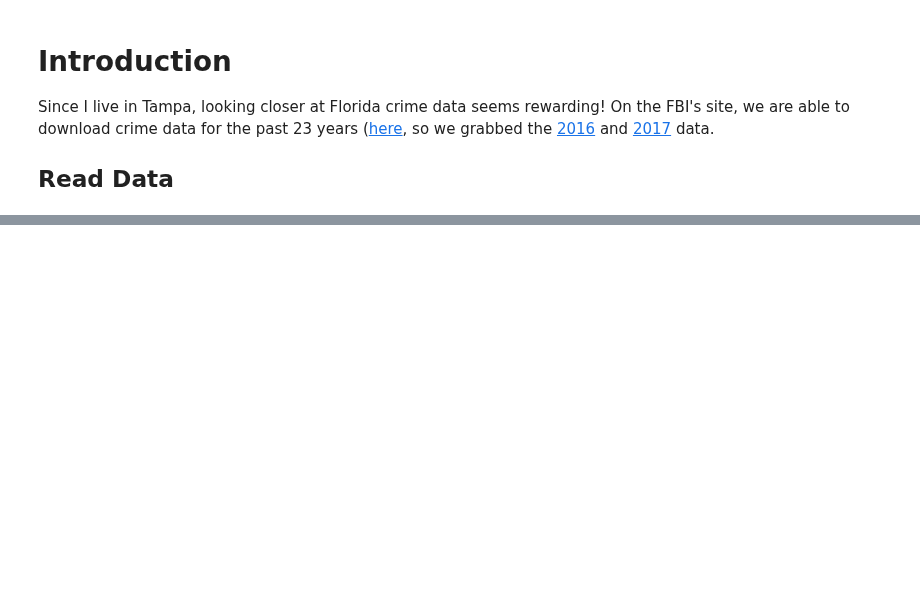
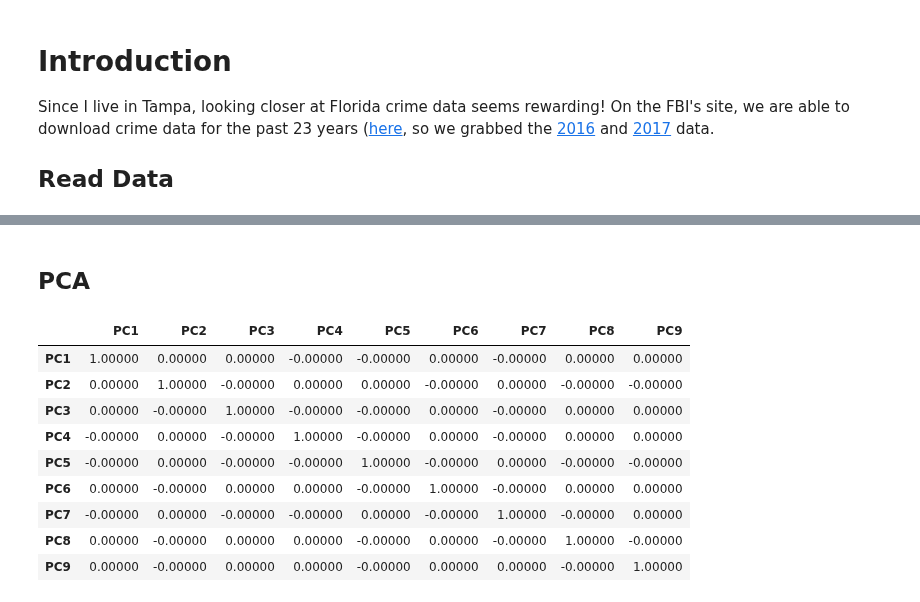
Before and after one commit to mkm29/DataScience, a Jupyter notebook: thinkful/unit/2/4/florida_crime.ipynb, the cells around one changed output, grey strips where cells are left out. Drawn from its saved outputs; the diff is of its cells as text; code cells hidden in the pictures; blank space fills up the shorter version.

```diff
--- a/thinkful/unit/2/4/florida_crime.ipynb
+++ b/thinkful/unit/2/4/florida_crime.ipynb
@@ -401,0 +101,27 @@ Name: Apalachicola, dtype: object
+# %% [markdown]
+## PCA
+# %%
+# In order to explain 99% of the variance in all predictors, we are going to need 9 components
+# Now PCA all features (crimes + the log of population)
+# not trying to reduce dimensionality just want to eliminate collinearity
+crime_cols = ['violent_crime', 'murder', 'rape', 'robbery', 'assault',
+              'property_crime', 'burglary', 'larceny_theft', 'motor_vehicle_theft',
+              'arson', 'population_log', 'population_low',
+              'population_medium', 'population_high']
+
+pca = PCA(n_components=9)
+pca.fit(florida_crime[crime_cols].values)
+X_new = pca.transform(florida_crime[crime_cols].values)
+X_new = pd.DataFrame(X_new, columns=["PC1", "PC2", "PC3", "PC4", "PC5", "PC6", "PC7", "PC8", "PC9"])
+X_new.corr()
+# %% [output]
+|  | PC1 | PC2 | PC3 | PC4 | PC5 | PC6 | PC7 | PC8 | PC9 |
+| PC1 | 1.00000 | 0.00000 | 0.00000 | -0.00000 | -0.00000 | 0.00000 | -0.00000 | 0.00000 | 0.00000 |
+| PC2 | 0.00000 | 1.00000 | -0.00000 | 0.00000 | 0.00000 | -0.00000 | 0.00000 | -0.00000 | -0.00000 |
+| PC3 | 0.00000 | -0.00000 | 1.00000 | -0.00000 | -0.00000 | 0.00000 | -0.00000 | 0.00000 | 0.00000 |
+| PC4 | -0.00000 | 0.00000 | -0.00000 | 1.00000 | -0.00000 | 0.00000 | -0.00000 | 0.00000 | 0.00000 |
+| PC5 | -0.00000 | 0.00000 | -0.00000 | -0.00000 | 1.00000 | -0.00000 | 0.00000 | -0.00000 | -0.00000 |
+| PC6 | 0.00000 | -0.00000 | 0.00000 | 0.00000 | -0.00000 | 1.00000 | -0.00000 | 0.00000 | 0.00000 |
+| PC7 | -0.00000 | 0.00000 | -0.00000 | -0.00000 | 0.00000 | -0.00000 | 1.00000 | -0.00000 | 0.00000 |
+| PC8 | 0.00000 | -0.00000 | 0.00000 | 0.00000 | -0.00000 | 0.00000 | -0.00000 | 1.00000 | -0.00000 |
+| PC9 | 0.00000 | -0.00000 | 0.00000 | 0.00000 | -0.00000 | 0.00000 | 0.00000 | -0.00000 | 1.00000 |
```
Also changed, not shown: parts of 53 cells of this notebook.
